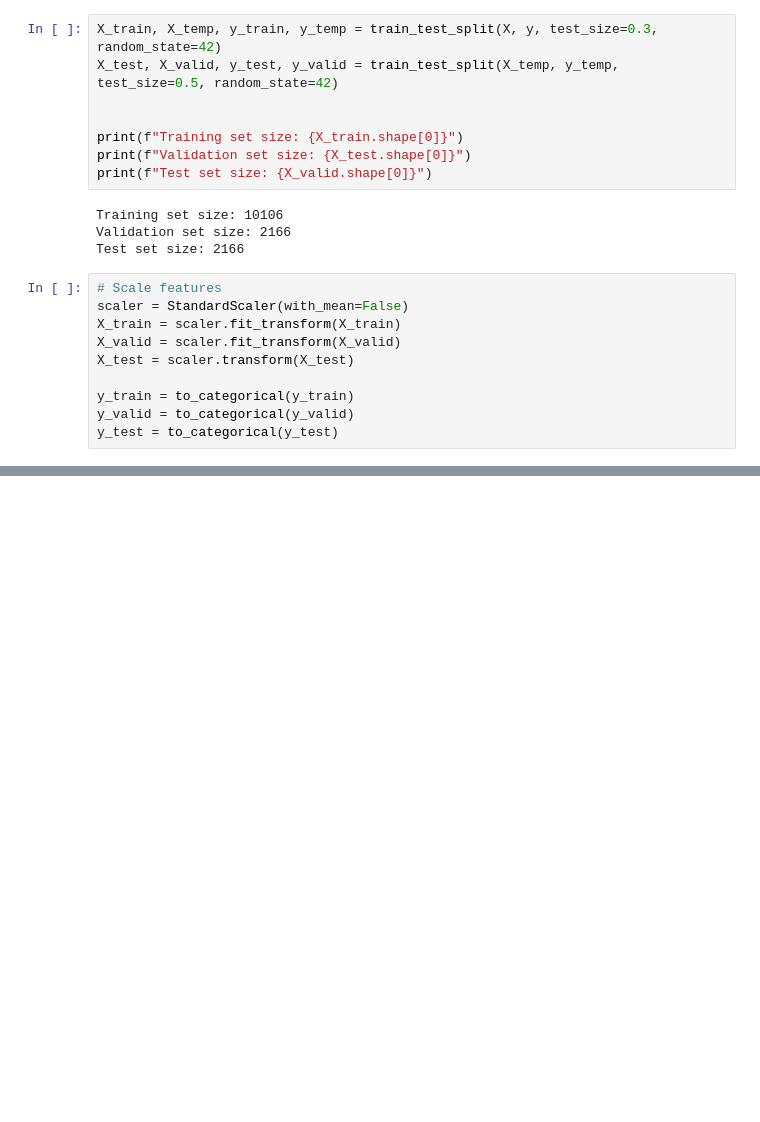
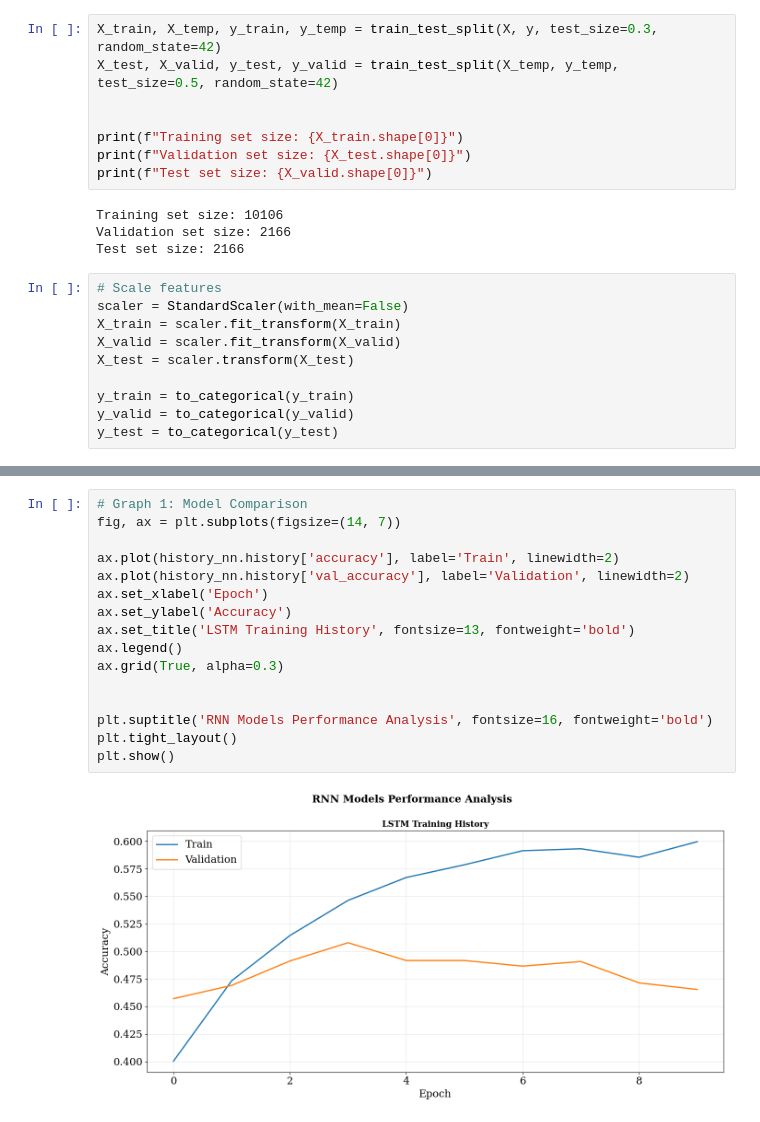
Before and after one commit to Dipkiran/Classifying-Medical-Notes-using-Multiple-Approaches, a Jupyter notebook: NN.ipynb, the cells around one changed output, grey strips where cells are left out. Drawn from its saved outputs; the diff is of its cells as text; blank space fills up the shorter version.

```diff
--- a/NN.ipynb
+++ b/NN.ipynb
@@ -247,0 +189,18 @@ weighted avg       0.51      0.51      0.49      2166
+# %%
+# Graph 1: Model Comparison
+fig, ax = plt.subplots(figsize=(14, 7))
+
+ax.plot(history_nn.history['accuracy'], label='Train', linewidth=2)
+ax.plot(history_nn.history['val_accuracy'], label='Validation', linewidth=2)
+ax.set_xlabel('Epoch')
+ax.set_ylabel('Accuracy')
+ax.set_title('LSTM Training History', fontsize=13, fontweight='bold')
+ax.legend()
+ax.grid(True, alpha=0.3)
+
+
+plt.suptitle('RNN Models Performance Analysis', fontsize=16, fontweight='bold')
+plt.tight_layout()
+plt.show()
+# %% [output]
+[figure, added]
```
Also changed, not shown: parts of 8 cells of this notebook, 10 other files.
